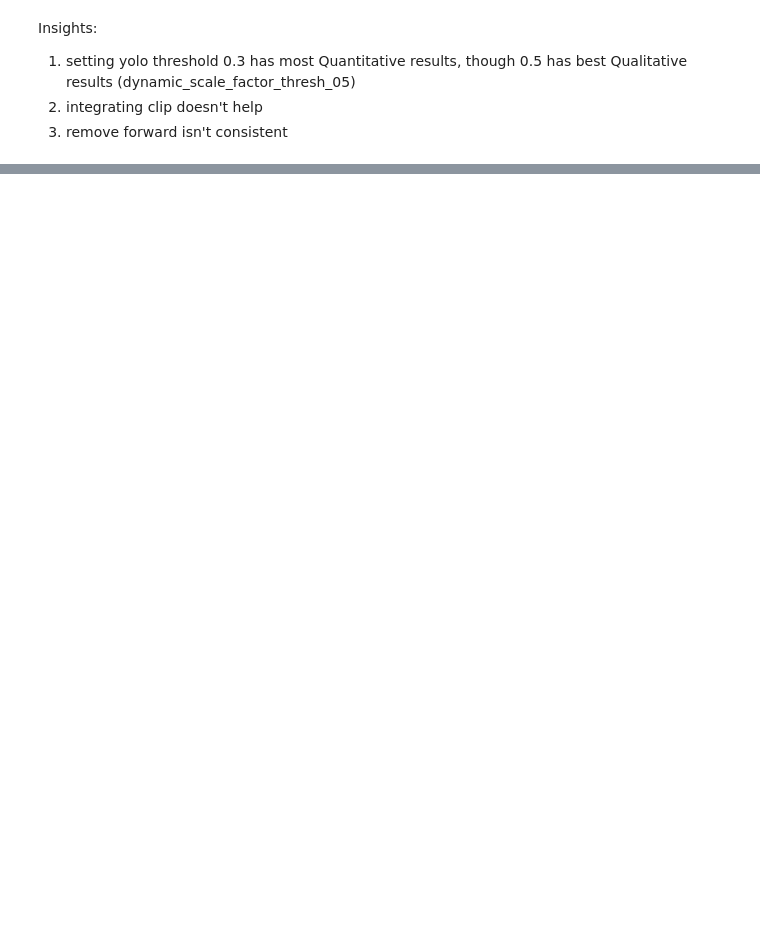
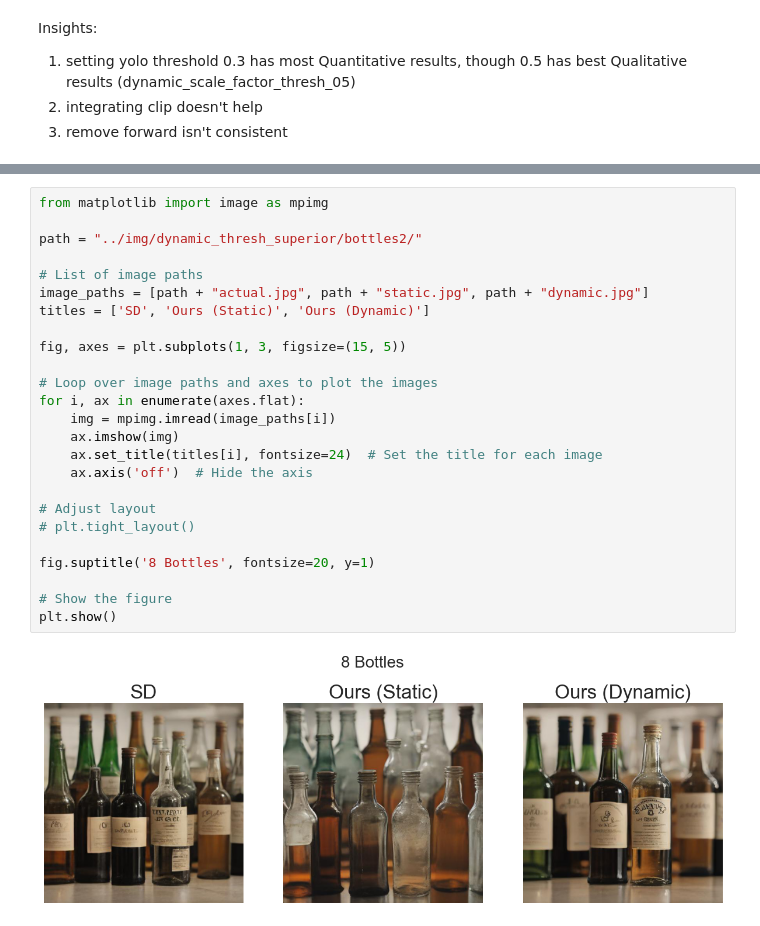
Before and after one commit to ozzafar/discriminative_class_tokens_for_counting, a Jupyter notebook: notebooks/evaluate_dynamic_scale_factor.ipynb, the cells around one changed output, grey strips where cells are left out. Drawn from its saved outputs; the diff is of its cells as text; blank space fills up the shorter version.

```diff
--- a/notebooks/evaluate_dynamic_scale_factor.ipynb
+++ b/notebooks/evaluate_dynamic_scale_factor.ipynb
@@ -113,0 +131,27 @@ Insights:
+# %%
+from matplotlib import image as mpimg
+
+path = "../img/dynamic_thresh_superior/bottles2/"
+
+# List of image paths
+image_paths = [path + "actual.jpg", path + "static.jpg", path + "dynamic.jpg"]
+titles = ['SD', 'Ours (Static)', 'Ours (Dynamic)']
+
+fig, axes = plt.subplots(1, 3, figsize=(15, 5))
+
+# Loop over image paths and axes to plot the images
+for i, ax in enumerate(axes.flat):
+    img = mpimg.imread(image_paths[i])
+    ax.imshow(img)
+    ax.set_title(titles[i], fontsize=24)  # Set the title for each image
+    ax.axis('off')  # Hide the axis
+
+# Adjust layout
+# plt.tight_layout()
+
+fig.suptitle('8 Bottles', fontsize=20, y=1)
+
+# Show the figure
+plt.show()
+# %% [output]
+[figure, added]
```
Also changed, not shown: parts of 6 cells of this notebook, 4 other files.
